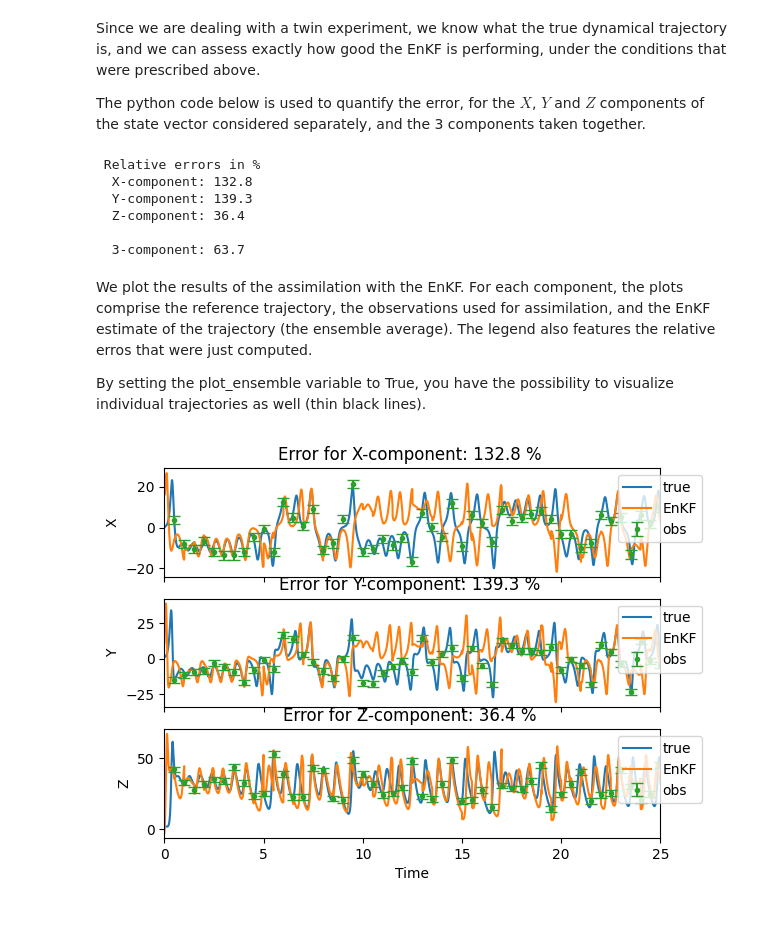
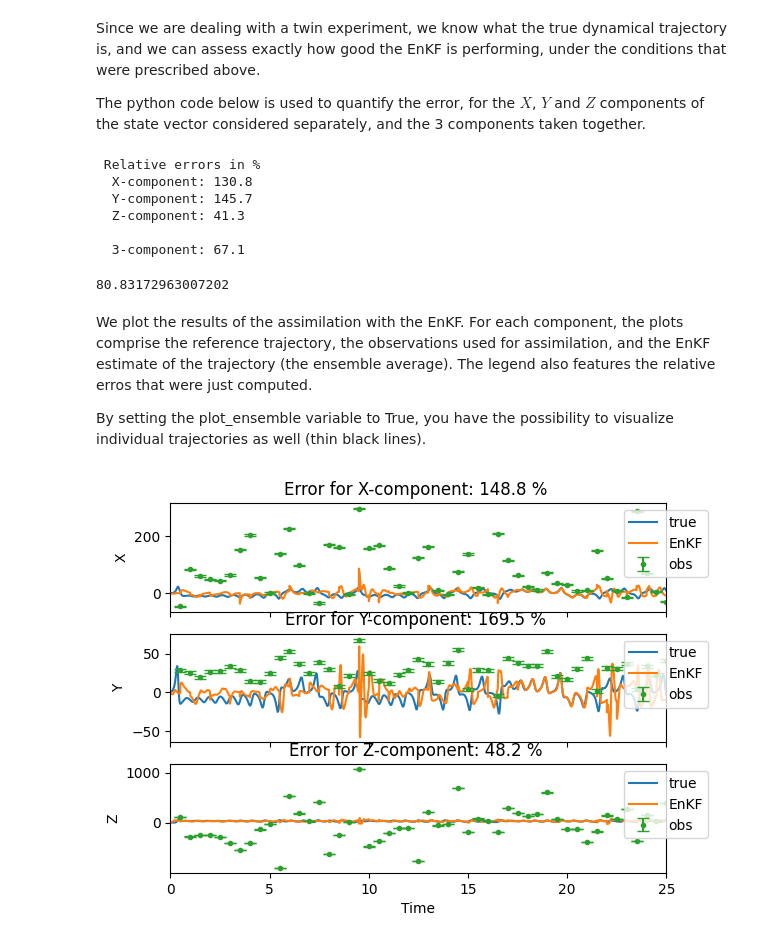
Before and after one commit to acse-jm122/torchda, a Jupyter notebook: examples/lorenz_enkf.ipynb, the cells around one changed output. Drawn from its saved outputs; the diff is of its cells as text; code cells hidden in the pictures.

Commit message:
Test non linear H on EAKF & generalised KF and EnKF

```diff
--- a/examples/lorenz_enkf.ipynb
+++ b/examples/lorenz_enkf.ipynb
@@ -52,3 +75,10 @@ This is where we specify which variables are observed (we can decide that 1, 2 o
+# %%
+def H(x: torch.Tensor):
+    y = torch.empty_like(x)
+    y[0, ...] = x[0, ...] * x[1, ...]
+    y[1, ...] = x[1, ...] + x[2, ...]
+    y[2, ...] = x[0, ...] * x[2, ...] + x[1, ...]
+    return y
 # %%
 # How often do we observe the true state?
 dtobs = 0.5  # time between observations
@@ -131,8 +138,8 @@ The python script `myEnKF.py` contains the implementation of the EnKF. It return
 + `x_ens`, which contains the individual trajectories of the $N_e$ ensemble members
 # %%
 # Now we run the EnKF
-# xEnKF, x_ens = EnKF(
-#     n_steps, nobs, time_obs, gap, Ne, H, R, y, x0ens, P0, rayleigh, prandtl, b
-# )
+xEnKF, x_ens = EAKF(
+    n_steps, nobs, time_obs, gap, Ne, forwardModel_r, H, R, y, x0ens, P0, args=(rayleigh, prandtl, b)
+)
 # %%
 # Now we run the KF
@@ -146,7 +153,7 @@ The python code below is used to quantify the error, for the $X$, $Y$ and $Z$ co
 # %%
 # Compute Euclidean error wrt true state which is known in this synthetic game
 # cumulative error
-cum_error_comp = torch.sqrt(torch.sum((xt - x_estimates) ** 2, dim=1))
+cum_error_comp = torch.sqrt(torch.sum((xt - xEnKF) ** 2, dim=1))
 cum_error = torch.sqrt(torch.sum(cum_error_comp**2))
 norm_comp = torch.sqrt(torch.sum(xt**2, dim=1))
 norm = torch.sqrt(torch.sum(xt**2))
@@ -157,18 +164,20 @@ for k, comp in enumerate(["X", "Y", "Z"]):
 print((f"\n  3-component: {(100.0 * cum_error / norm):.1f}  "))
 # %% [output]
  Relative errors in %
-  X-component: 132.8
-  Y-component: 139.3
-  Z-component: 36.4
+  X-component: 130.8
+  Y-component: 145.7
+  Z-component: 41.3
 
-  3-component: 63.7
+  3-component: 67.1
 # %%
-# all_3component_error = []
-# for e in range(Ne):
-#     cum_error_comp = torch.sqrt(torch.sum((xt - x_ens[:, :, e]) ** 2, dim=1))
-#     cum_error = torch.sqrt(torch.sum(cum_error_comp**2))
-#     all_3component_error.append(float(100.0 * cum_error / norm))
-# max(all_3component_error)
+all_3component_error = []
+for e in range(Ne):
+    cum_error_comp = torch.sqrt(torch.sum((xt - x_ens[:, :, e]) ** 2, dim=1))
+    cum_error = torch.sqrt(torch.sum(cum_error_comp**2))
+    all_3component_error.append(float(100.0 * cum_error / norm))
+max(all_3component_error)
+# %% [output]
+80.83172963007202
 # %% [markdown]
 We plot the results of the assimilation with the EnKF. For each component, the plots comprise the reference trajectory, the observations used for assimilation, and the EnKF estimate of the trajectory (the ensemble average).
 The legend also features the relative erros that were just computed.
@@ -177,26 +186,26 @@ By setting the plot_ensemble variable to True, you have the possibility to visua
 # %%
 # Plot results
 plot_ensemble = False  # Change to True if you want to visualize ensemble members
 fig, ax = plt.subplots(nrows=3, ncols=1, sharex=True)
 iobs = 0
 for k, comp in enumerate(["X", "Y", "Z"]):
     ax[k].plot(time, xt[k, :], label='true')
-    ax[k].plot(time, x_estimates[k, :], label='EnKF')
+    ax[k].plot(time, xEnKF[k, :], label='EnKF')
     # if plot_ensemble:
     #     for e in range(Ne):
     #         ax[k].plot(time, x_ens[k, :, e], c='k', lw=0.1, zorder=-4)
     if WhichVariablesAreObserved[k] > 0:
         ax[k].errorbar(time_obs, y[iobs, :], yerr=sqrt_s[iobs, iobs],
                        fmt='o', markersize=3, capsize=4, label='obs')
         iobs = iobs + 1
     ax[k].legend(bbox_to_anchor=(0.9, 1), loc='upper left', frameon=True)
     ax[k].set_ylabel(comp)
     ax[k].title.set_text(
         f"Error for {comp}-component: %4.1f %% "
         % (100.0 * cum_error_comp[k] / norm_comp[k])
     )
 ax[-1].set_xlabel('Time')
 ax[-1].set_xlim(time[0], time[-1])
 plt.show()
 # %% [output]
-[figure, old version]
+[figure, new version]
```
Also changed, not shown: parts of 5 cells of this notebook, 1 other file.
